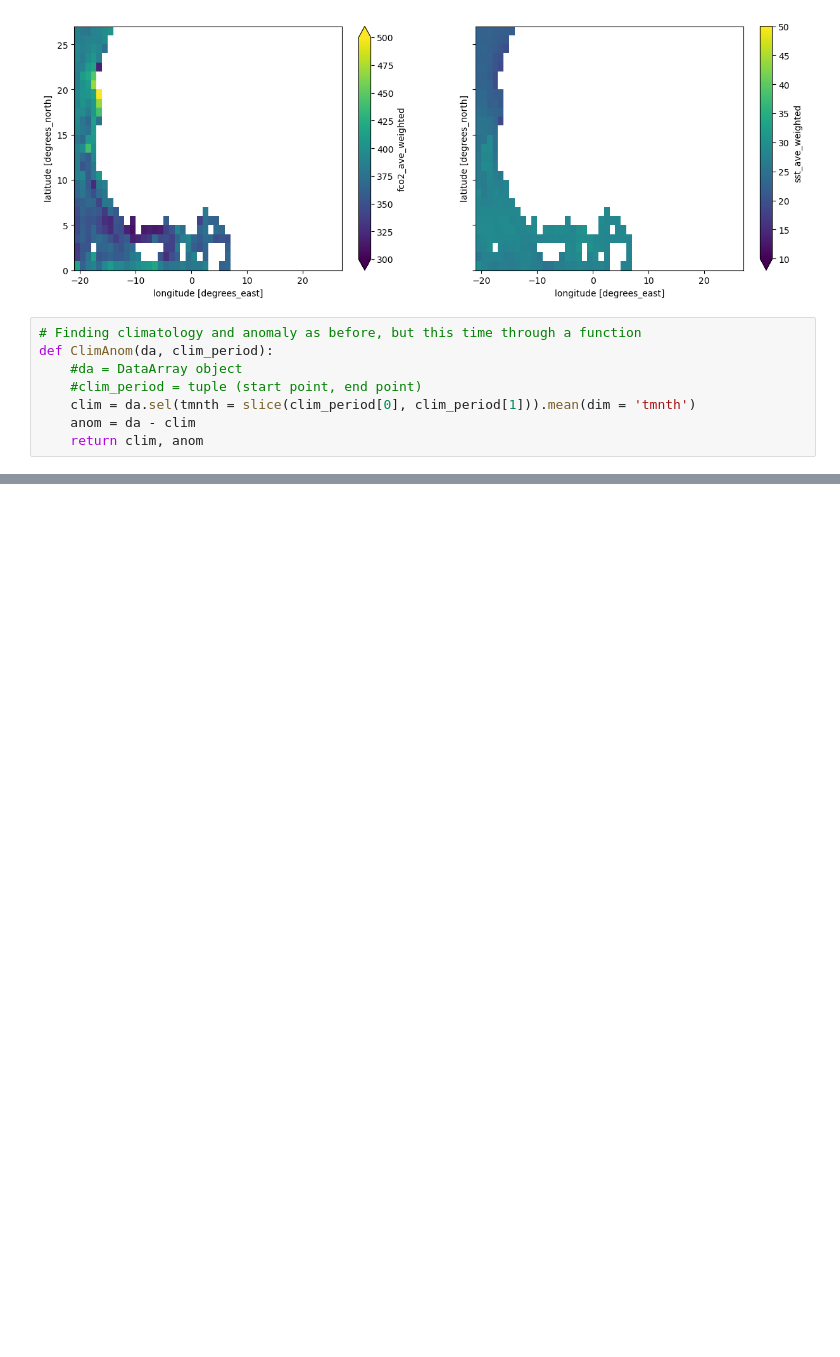
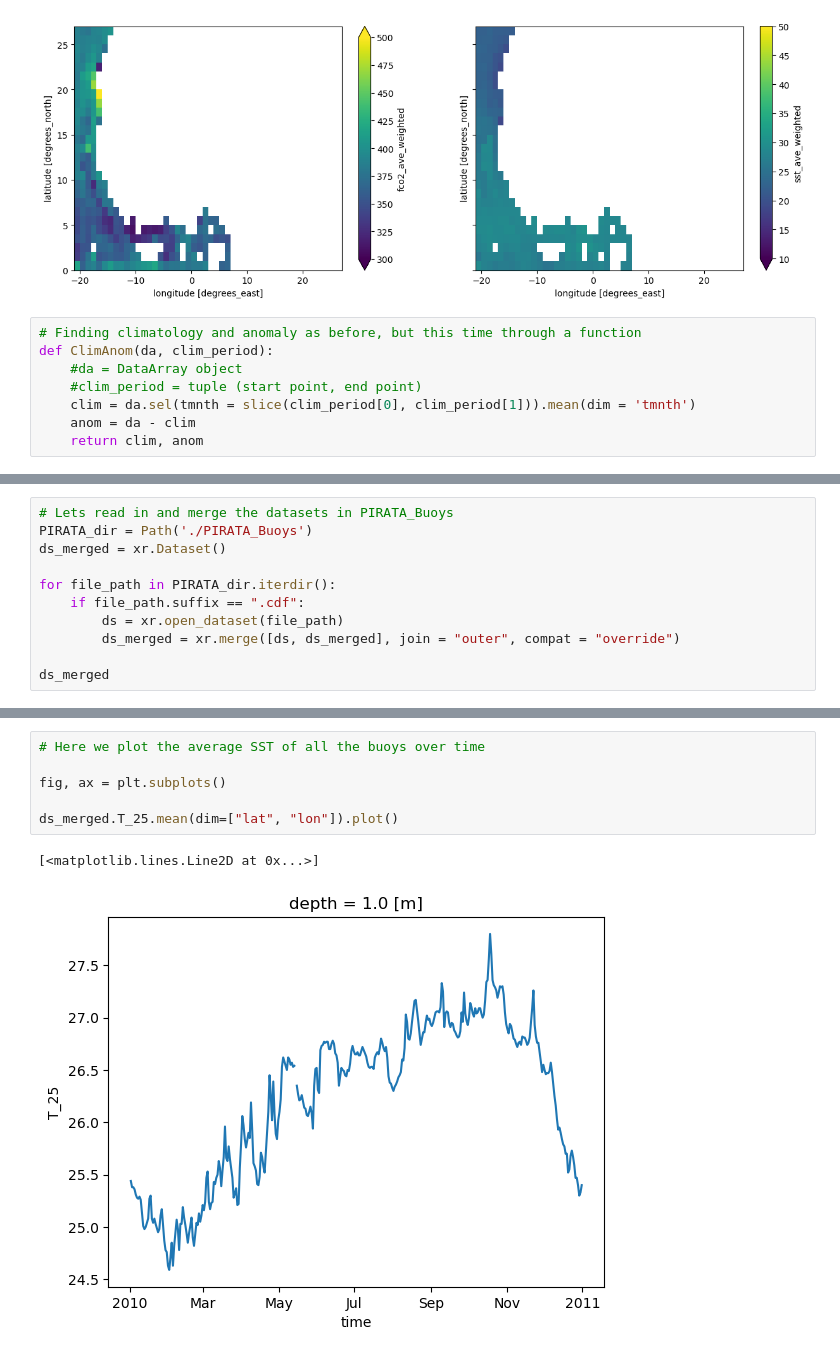
Before and after one commit to jaimeeian/CISP_Chaac-OA, a Jupyter notebook: CMA_workbook.ipynb, the cells around one changed output, grey strips where cells are left out. Cells and saved outputs as stored; diff of their text form; blank space fills up the shorter version.

Commit message:
Added section to read in all data from the PIRATA_Buoys directory into a merged dataset, and plot time series of SST data

```diff
--- a/CMA_workbook.ipynb
+++ b/CMA_workbook.ipynb
@@ -271,0 +279,11 @@ SOCAT_SST_anom.mean(dim=['ylat', 'xlon']).plot(ax=axs[1])
+# %%
+# Lets read in and merge the datasets in PIRATA_Buoys
+PIRATA_dir = Path('./PIRATA_Buoys')
+ds_merged = xr.Dataset()
+
+for file_path in PIRATA_dir.iterdir():
+    if file_path.suffix == ".cdf":
+        ds = xr.open_dataset(file_path)
+        ds_merged = xr.merge([ds, ds_merged], join = "outer", compat = "override")
+
+ds_merged
@@ -271,0 +308,9 @@ SOCAT_SST_anom.mean(dim=['ylat', 'xlon']).plot(ax=axs[1])
+# %%
+# Here we plot the average SST of all the buoys over time
+
+fig, ax = plt.subplots()
+
+ds_merged.T_25.mean(dim=["lat", "lon"]).plot()
+# %% [output]
+[<matplotlib.lines.Line2D at 0x...>]
+[figure, added]
```
Also changed, not shown: parts of 9 cells of this notebook.
